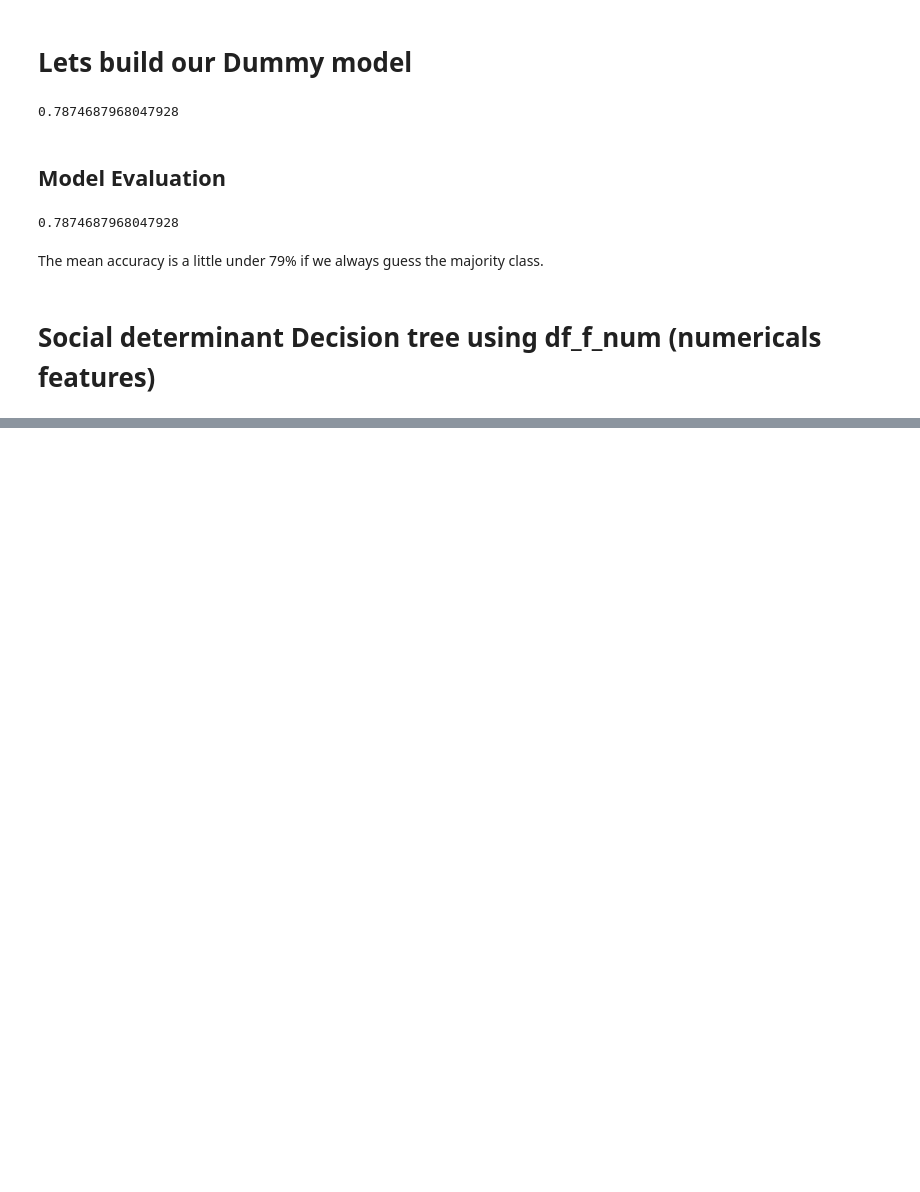
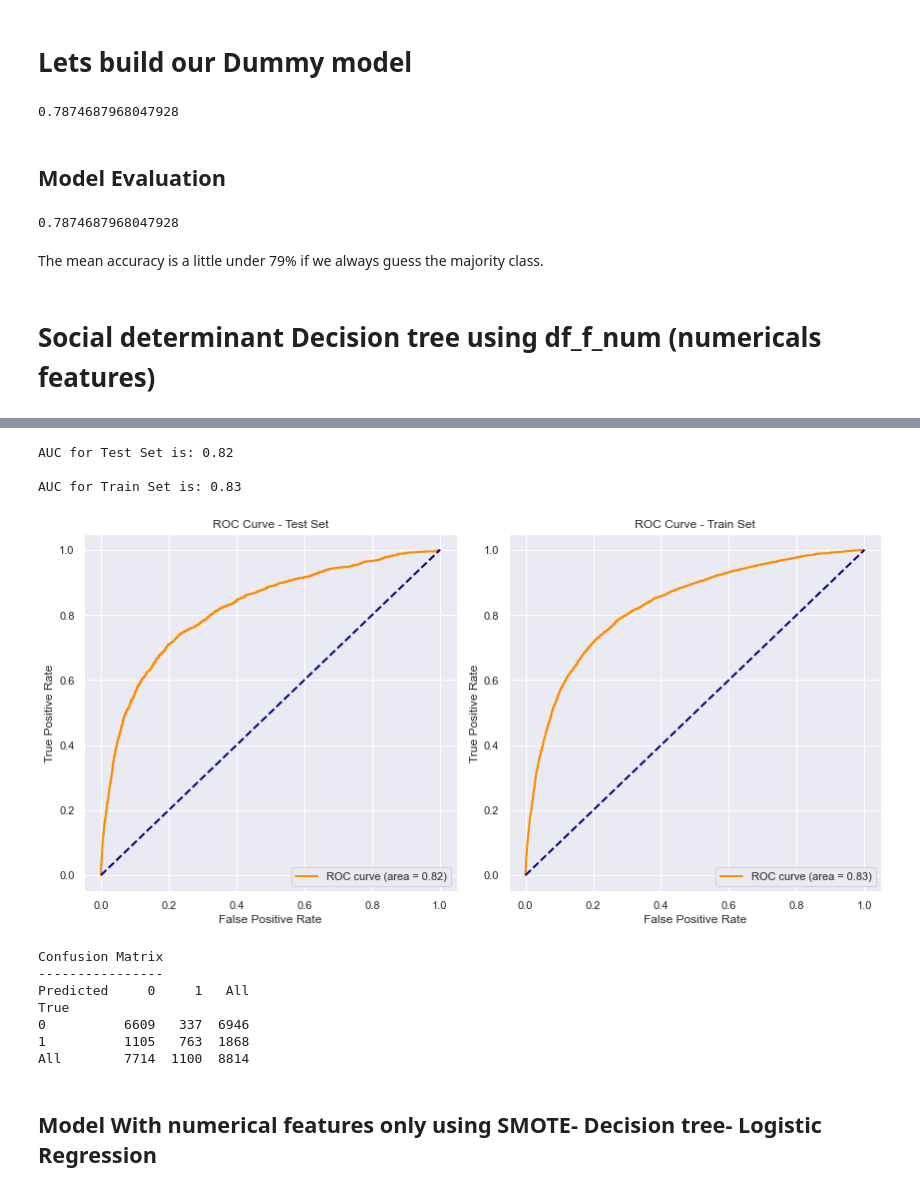
Before and after one commit to K-Pegg/Vaccines-Project, a Jupyter notebook: Notebooks/Juvenson-working-notebook.ipynb, the cells around one changed output, grey strips where cells are left out. Saved outputs shown, nothing was run; the diff lists cells and outputs as text; code cells hidden in the pictures; blank space fills up the shorter version.

```diff
--- a/Notebooks/Juvenson-working-notebook.ipynb
+++ b/Notebooks/Juvenson-working-notebook.ipynb
@@ -502,0 +661,16 @@ ValueError: No valid specification of the columns. Only a scalar, list or slice
+# %%
+evaluate_model_performance(logreg, X_train_scaled, y_train, X_test_scaled, y_test)
+# %% [output]
+AUC for Test Set is: 0.82
+
+AUC for Train Set is: 0.83
+[figure, added]
+Confusion Matrix
+----------------
+Predicted     0     1   All
+True
+0          6609   337  6946
+1          1105   763  1868
+All        7714  1100  8814
+# %% [markdown]
+## Model With numerical features only using SMOTE- Decision tree- Logistic Regression
```
Also changed, not shown: parts of 60 cells of this notebook.
